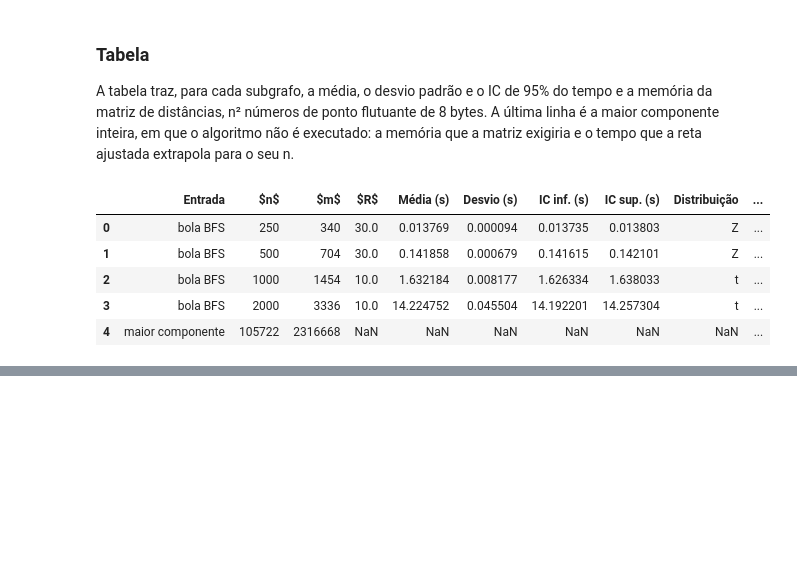
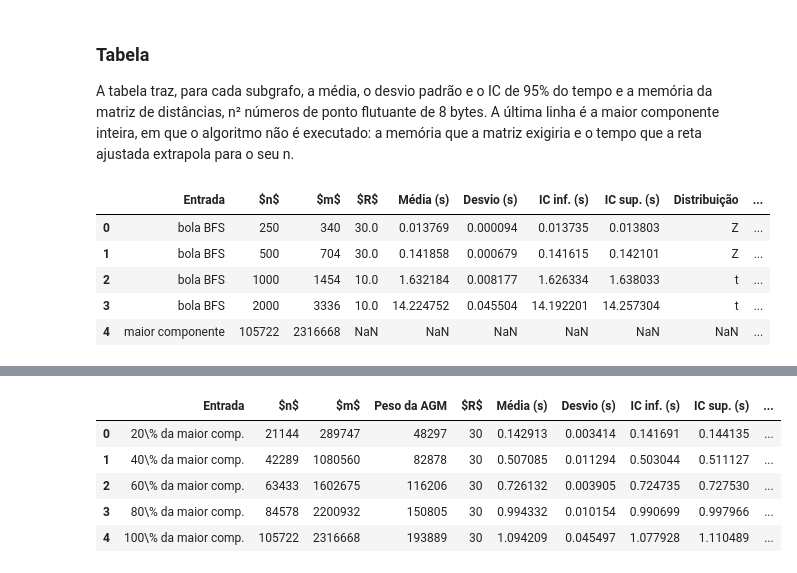
Before and after one commit to Augustocfq/snap-flickr-MATA53, a Jupyter notebook: main.ipynb, the cells around one changed output, grey strips where cells are left out. Saved outputs shown, nothing was run; the diff lists cells and outputs as text; code cells hidden in the pictures; blank space fills up the shorter version.

```diff
--- a/main.ipynb
+++ b/main.ipynb
@@ -1038,0 +1054,3 @@ times_table
+# %%
+REPETITIONS = 30
+SUBGRAPH_FRACTIONS = [0.2, 0.4, 0.6, 0.8, 1.0]
@@ -1038,0 +1078,11 @@ times_table
+# %%
+visit_order = np.array(depth_first_search(build_adjacency(n, edges), int(rng.integers(n))))
+edge_array = np.array(edges)
+subgraphs = []
+for fraction in SUBGRAPH_FRACTIONS:
+    k = round(fraction * n)
+    position = np.full(n, -1)
+    position[visit_order[:k]] = np.arange(k)
+    endpoints = position[edge_array]
+    is_inside = (endpoints >= 0).all(axis=1)
+    subgraphs.append((f"{fraction:.0%} da maior comp.", k, np.column_stack([endpoints[is_inside], weights[is_inside]]).tolist()))
@@ -1038,0 +1093,11 @@ times_table
+# %%
+def measure_kruskal() -> list[dict]:
+    records = []
+    for entry, k, subgraph_edges in subgraphs:
+        tree_weight = sum(weight for _, _, weight in kruskal(k, subgraph_edges))
+        record = measure_time("Kruskal", entry, lambda: kruskal(k, subgraph_edges), REPETITIONS)
+        records.append(record | {"n": k, "m": len(subgraph_edges), "tree_weight": tree_weight})
+    return records
+
+
+times = pd.DataFrame(cached("tempos_agm", measure_kruskal))
@@ -1038,0 +1108,20 @@ times_table
+# %%
+times["ns_per_m_log_m"] = times["mean"] / (times["m"] * np.log2(times["m"])) * 1e9
+columns = {
+    "input": "Entrada", "n": "$n$", "m": "$m$", "tree_weight": "Peso da AGM", "repetitions": "$R$",
+    "mean": "Média (s)", "deviation": "Desvio (s)", "ci_lower": "IC inf. (s)", "ci_upper": "IC sup. (s)",
+    "distribution": "Distribuição", "ns_per_m_log_m": "Média / ($m \\log_2 m$) (ns)",
+}
+times_table = times[list(columns)].rename(columns=columns)
+times_table["Entrada"] = times_table["Entrada"].str.replace("%", r"\%")
+times_table.style.format(thousands=".", decimal=",", precision=4).format(
+    subset=["Média / ($m \\log_2 m$) (ns)"], decimal=",", precision=2
+).hide(axis="index").to_latex(TABLES_DIR / "tempos_agm.tex", hrules=True)
+times_table
+# %% [output]
+|  | Entrada | $n$ | $m$ | Peso da AGM | $R$ | Média (s) | Desvio (s) | IC inf. (s) | IC sup. (s) | ... |
+| 0 | 20\% da maior comp. | 21144 | 289747 | 48297 | 30 | 0.142913 | 0.003414 | 0.141691 | 0.144135 | ... |
+| 1 | 40\% da maior comp. | 42289 | 1080560 | 82878 | 30 | 0.507085 | 0.011294 | 0.503044 | 0.511127 | ... |
+| 2 | 60\% da maior comp. | 63433 | 1602675 | 116206 | 30 | 0.726132 | 0.003905 | 0.724735 | 0.727530 | ... |
+| 3 | 80\% da maior comp. | 84578 | 2200932 | 150805 | 30 | 0.994332 | 0.010154 | 0.990699 | 0.997966 | ... |
+| 4 | 100\% da maior comp. | 105722 | 2316668 | 193889 | 30 | 1.094209 | 0.045497 | 1.077928 | 1.110489 | ... |
```
Also changed, not shown: parts of 8 cells of this notebook, 4 other files.
